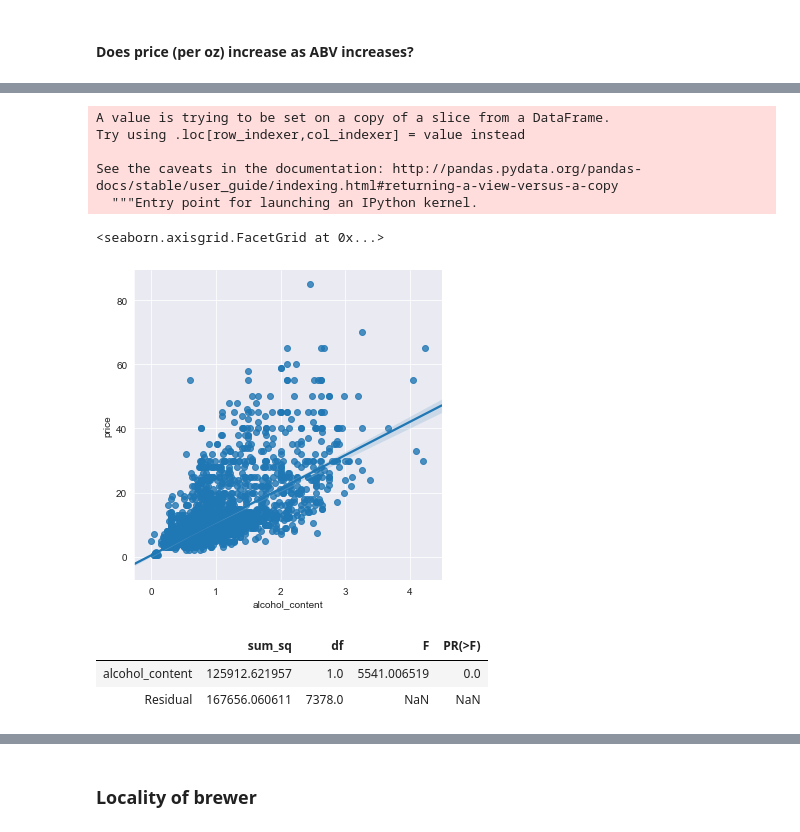
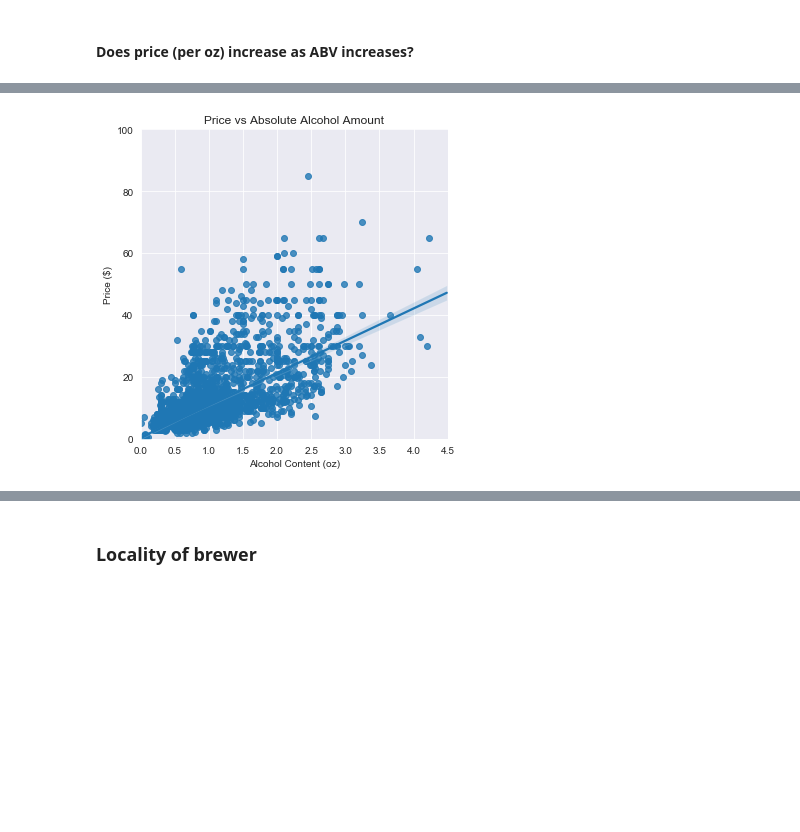
Before and after one commit to rcharan/beer-pubs, a Jupyter notebook: statistical_tests.ipynb, the cells around one changed output, grey strips where cells are left out. Cells and saved outputs as stored; diff of their text form; code cells hidden in the pictures; blank space fills up the shorter version.

```diff
--- a/statistical_tests.ipynb
+++ b/statistical_tests.ipynb
@@ -155,13 +231,0 @@ sns.lmplot('abv', 'price', data=temp_df)
-# %%
-temp_df['alcohol_content'] = temp_df['abv']*temp_df['size']/100
-# %% [output]
-A value is trying to be set on a copy of a slice from a DataFrame.
-Try using .loc[row_indexer,col_indexer] = value instead
-
-See the caveats in the documentation: http://pandas.pydata.org/pandas-docs/stable/user_guide/indexing.html#returning-a-view-versus-a-copy
-  """Entry point for launching an IPython kernel.
-# %%
-sns.lmplot('alcohol_content', 'price', data=temp_df)
-# %% [output]
-<seaborn.axisgrid.FacetGrid at 0x...>
-[figure, removed]
@@ -173,6 +232,14 @@ results = smf.ols('price ~ alcohol_content', data=temp_df, ).fit()
-# %%
-sm.stats.anova_lm(results, typ = 2)
-# %% [output]
-|  | sum_sq | df | F | PR(>F) |
-| alcohol_content | 125912.621957 | 1.0 | 5541.006519 | 0.0 |
-| Residual | 167656.060611 | 7378.0 | NaN | NaN |
+# %%
+%%capture
+g = sns.lmplot('alcohol_content', 'price', data=test2_data)
+ax = g.ax
+ax.set_xlabel('Alcohol Content (oz)')
+ax.set_ylabel('Price ($)')
+ax.set_title('Price vs Absolute Alcohol Amount')
+ax.set_xlim([0,4.5])
+ax.set_ylim([0,100])
+fig = g.fig
+# %%
+fig
+# %% [output]
+[figure, added]
```
Also changed, not shown: parts of 28 cells of this notebook.
